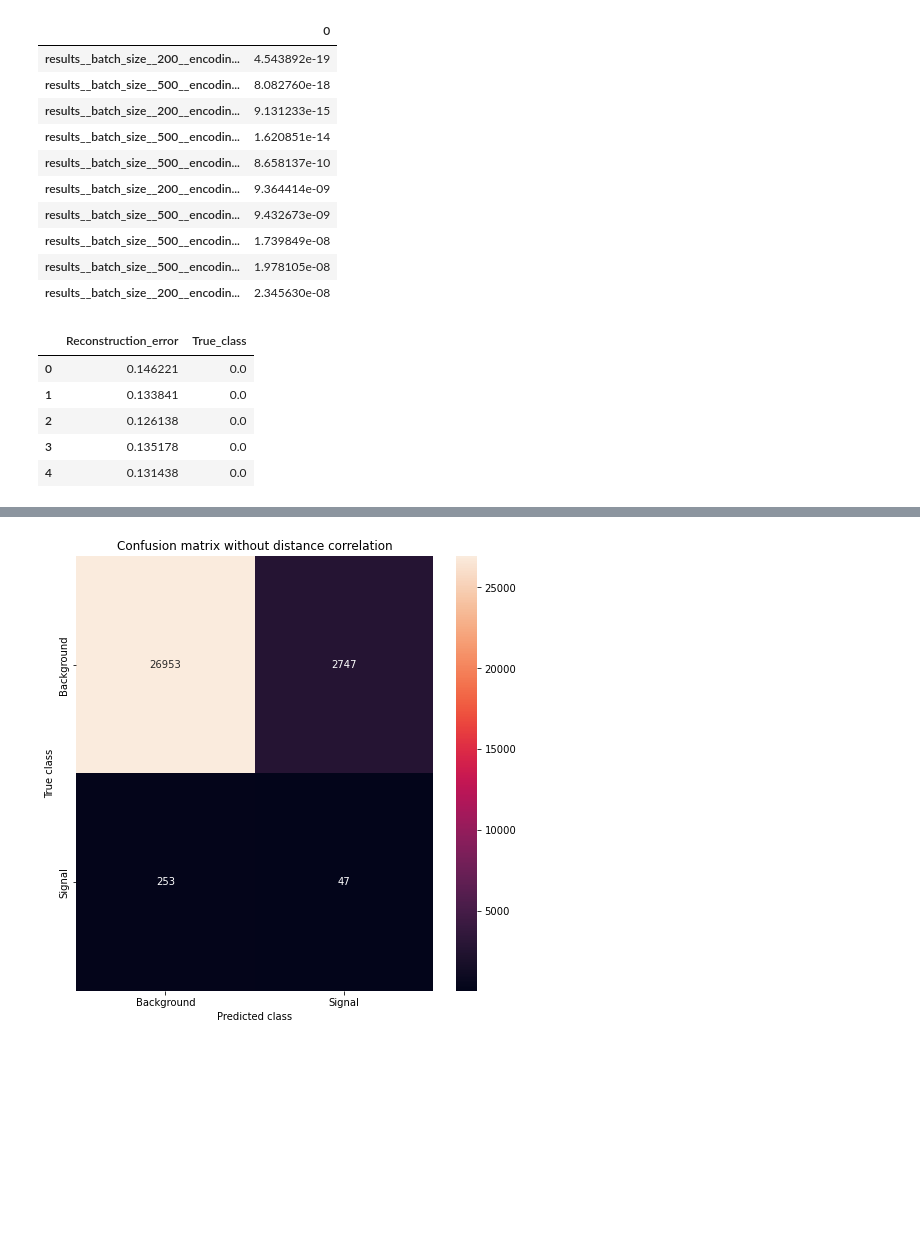
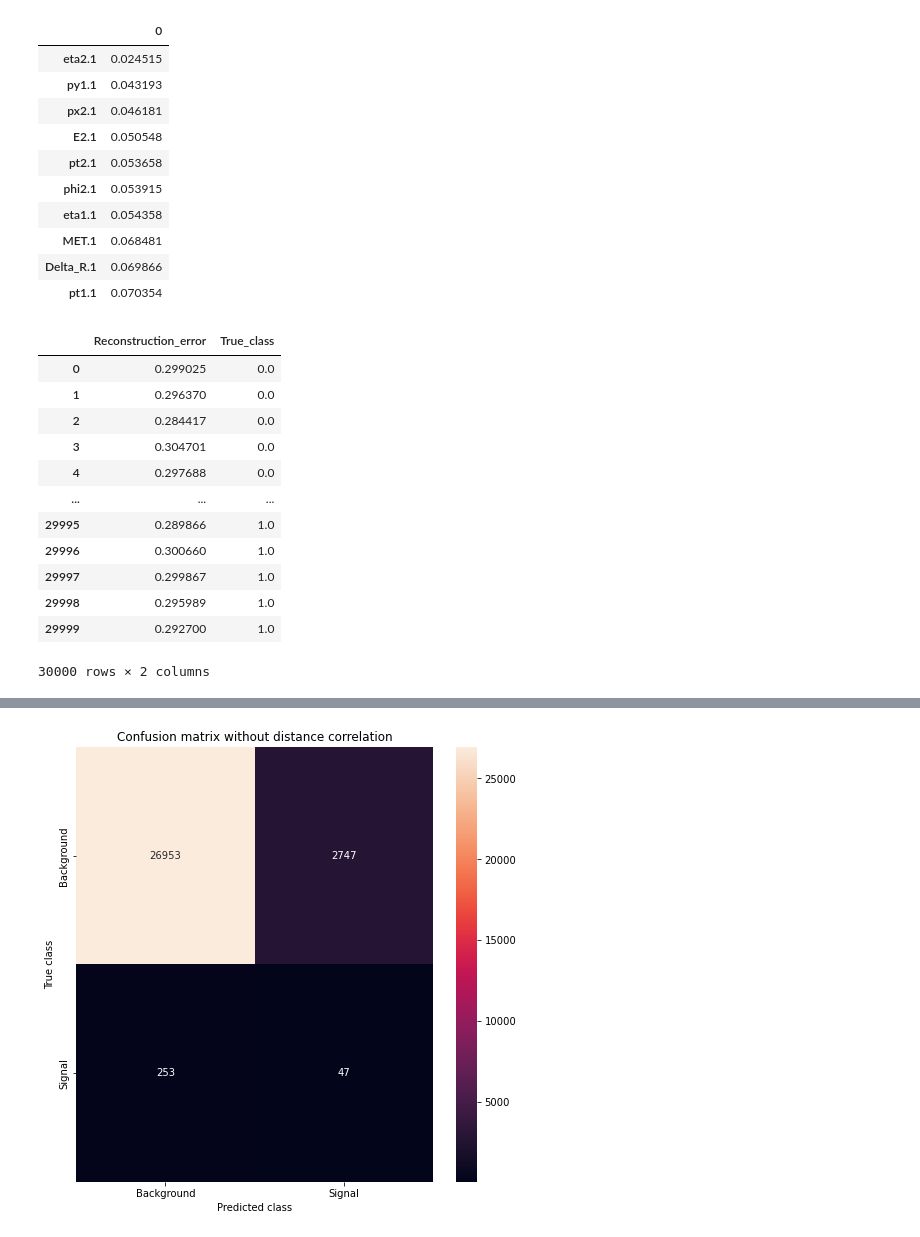
Before and after one commit to Esterci/Learning, a Jupyter notebook: Python/Anomaly_Detection/hyper_parameters_study/results_analyses.ipynb, the cells around one changed output, grey strips where cells are left out. Saved outputs shown, nothing was run; the diff lists cells and outputs as text; code cells hidden in the pictures; blank space fills up the shorter version.

```diff
--- a/Python/Anomaly_Detection/hyper_parameters_study/results_analyses.ipynb
+++ b/Python/Anomaly_Detection/hyper_parameters_study/results_analyses.ipynb
@@ -57,16 +37,27 @@ results_ditc = {}
 
 n_elements = len(valid_models_path)
 
-for i,results in enumerate(valid_models_path):
-
+for results in valid_models_path:
 
     #Loading results
 
-    name = results.split('/')[1]
+    name_it = results.split('/')[1]
 
-    results_ditc[name] = {}
+    it = name_it.split('__')[-3]
 
-    results_ditc[name]['data'] = pd.read_csv(results)
+    results_ditc[it] = {}
+
+    results_ditc[it]['data'] = []
+
+for i,results in enumerate(valid_models_path):
+
+    #Loading results
+
+    name_it = results.split('/')[1]
+
+    it = name_it.split('__')[-3]
+
+    results_ditc[it]['data'].append(pd.read_csv(results))
 
     #Updating progress bar
 
@@ -145,10 +272,9 @@ fig.savefig('Figures/reconstruction-error__.png',
 # %%
-
 sorted_index = np.argsort(error_ks)
 
 sort_error_difference = [error_ks[i] for i in sorted_index]
 
-model_names = [name for name in results_ditc.keys()]
+model_names = [name for name in format_dict.keys()]
 
 sort_model_names = [model_names[i] for i in sorted_index]
 
@@ -159,27 +285,33 @@ error_df = pd.DataFrame(np.transpose(sort_error_difference[:10]),index=small_mod
 display(error_df)
 # %% [output]
 |  | 0 |
-| results__batch_size__200__encodin... | 4.543892e-19 |
-| results__batch_size__500__encodin... | 8.082760e-18 |
-| results__batch_size__200__encodin... | 9.131233e-15 |
-| results__batch_size__500__encodin... | 1.620851e-14 |
-| results__batch_size__500__encodin... | 8.658137e-10 |
-| results__batch_size__200__encodin... | 9.364414e-09 |
-| results__batch_size__500__encodin... | 9.432673e-09 |
-| results__batch_size__500__encodin... | 1.739849e-08 |
-| results__batch_size__500__encodin... | 1.978105e-08 |
-| results__batch_size__200__encodin... | 2.345630e-08 |
+| eta2.1 | 0.024515 |
+| py1.1 | 0.043193 |
+| px2.1 | 0.046181 |
+| E2.1 | 0.050548 |
+| pt2.1 | 0.053658 |
+| phi2.1 | 0.053915 |
+| eta1.1 | 0.054358 |
+| MET.1 | 0.068481 |
+| Delta_R.1 | 0.069866 |
+| pt1.1 | 0.070354 |
 # %%
-best_model_df = results_ditc[sort_model_names[0]]['data']
+best_model_df = format_dict[sort_model_names[0]]
+error_class = pd.DataFrame({'Reconstruction_error': best_model_df['mse']['mean'],
+                        'True_class': y})
 
-error_class = pd.DataFrame({'Reconstruction_error': best_model_df[::]['reconstruction_error'],
-                        'True_class': best_model_df[::]['class']})
-
-error_class.head()
+error_class
 # %% [output]
 |  | Reconstruction_error | True_class |
-| 0 | 0.146221 | 0.0 |
-| 1 | 0.133841 | 0.0 |
-| 2 | 0.126138 | 0.0 |
-| 3 | 0.135178 | 0.0 |
-| 4 | 0.131438 | 0.0 |
+| 0 | 0.299025 | 0.0 |
+| 1 | 0.296370 | 0.0 |
+| 2 | 0.284417 | 0.0 |
+| 3 | 0.304701 | 0.0 |
+| 4 | 0.297688 | 0.0 |
+| ... | ... | ... |
+| 29995 | 0.289866 | 1.0 |
+| 29996 | 0.300660 | 1.0 |
+| 29997 | 0.299867 | 1.0 |
+| 29998 | 0.295989 | 1.0 |
+| 29999 | 0.292700 | 1.0 |
+30000 rows × 2 columns
```
Also changed, not shown: parts of 11 cells of this notebook.
